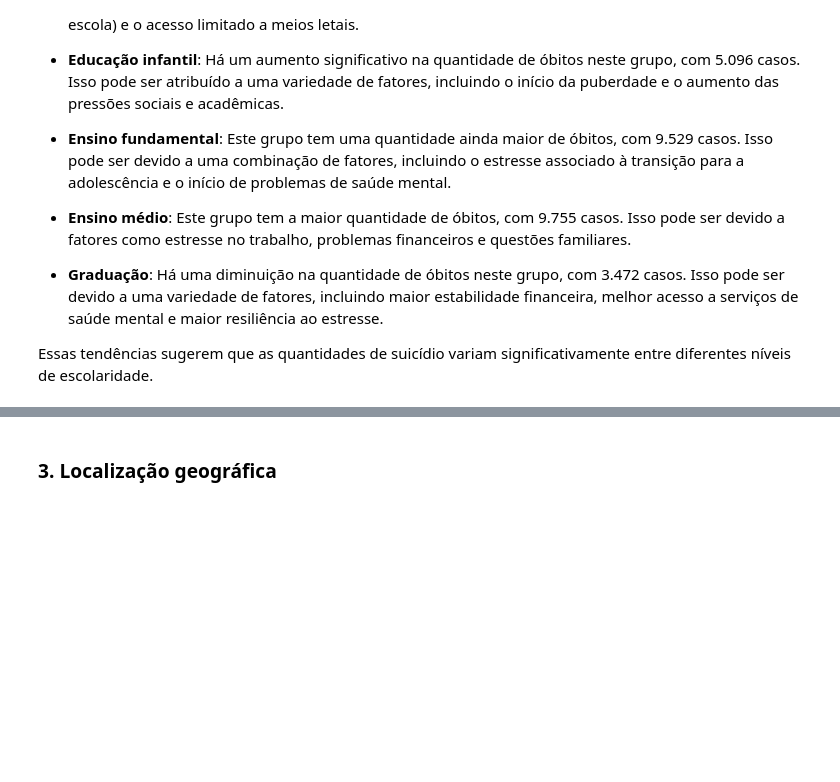
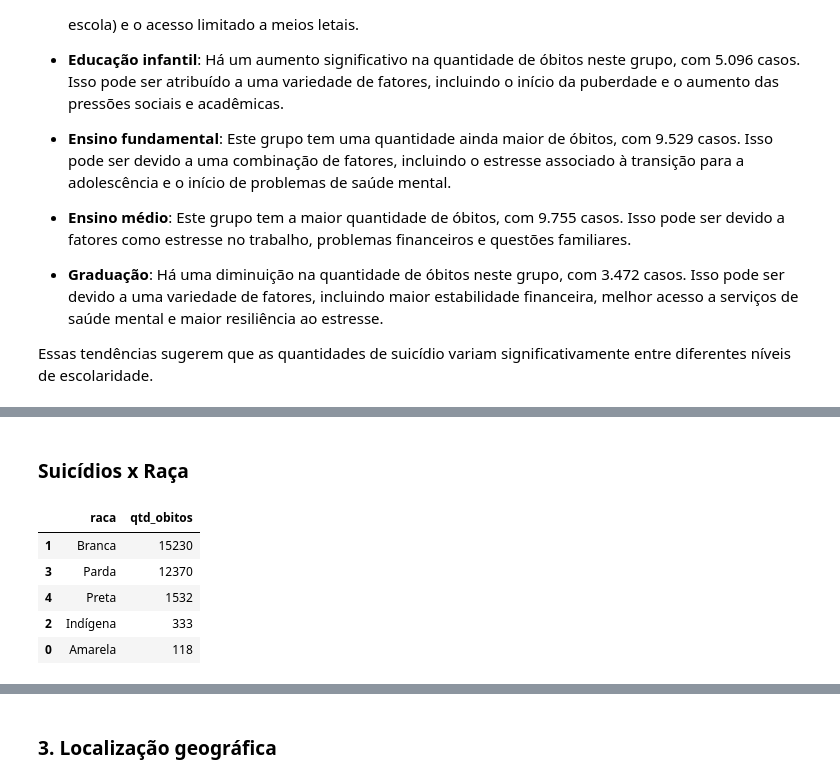
Before and after one commit to thiagoregueira/Estudo-sobre-suic-dios-2014-a-2018, a Jupyter notebook: visualizacao_dos_dados.ipynb, the cells around one changed output, grey strips where cells are left out. Saved outputs shown, nothing was run; the diff lists cells and outputs as text; code cells hidden in the pictures; blank space fills up the shorter version.

```diff
--- a/visualizacao_dos_dados.ipynb
+++ b/visualizacao_dos_dados.ipynb
@@ -394,0 +441,17 @@ Essas tendências sugerem que as quantidades de suicídio variam significativame
+# %% [markdown]
+### Suicídios x Raça
+# %%
+# suicidios por raca
+df_raca = df.groupby("raca").count()["uf_obito"]
+
+# renomeando as colunas de df_raca
+df_raca = df_raca.reset_index().rename(columns={"uf_obito": "qtd_obitos"})
+
+df_raca.sort_values(ascending=False, by="qtd_obitos")
+# %% [output]
+|  | raca | qtd_obitos |
+| 1 | Branca | 15230 |
+| 3 | Parda | 12370 |
+| 4 | Preta | 1532 |
+| 2 | Indígena | 333 |
+| 0 | Amarela | 118 |
```
Also changed, not shown: parts of 20 cells of this notebook, 1 other file.
